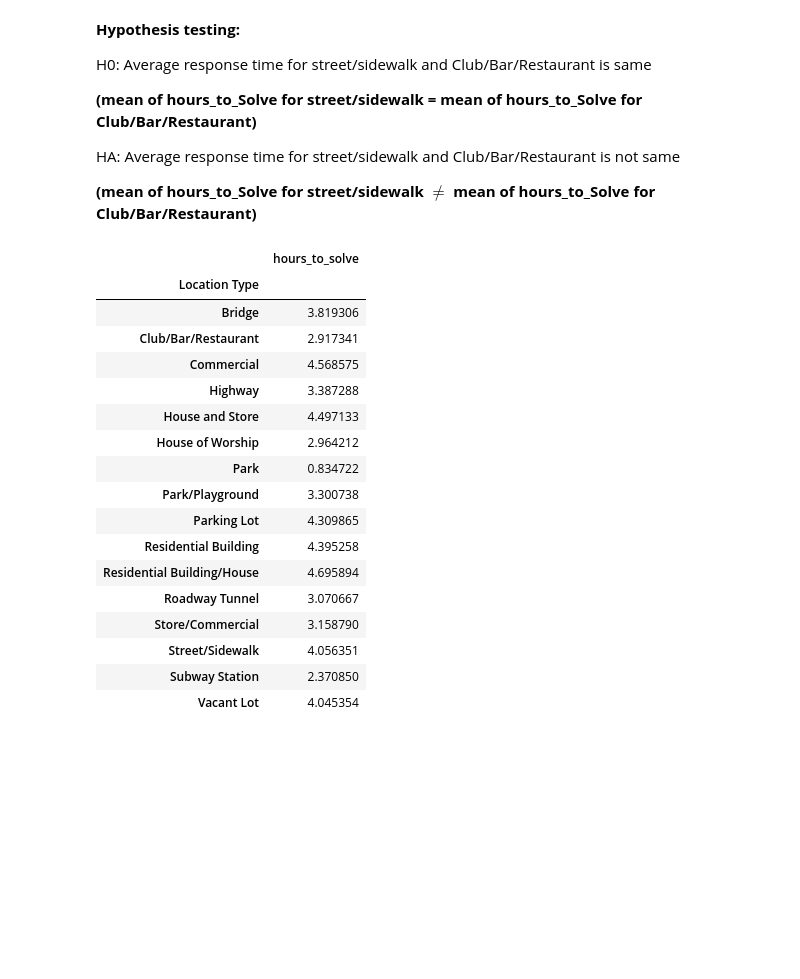
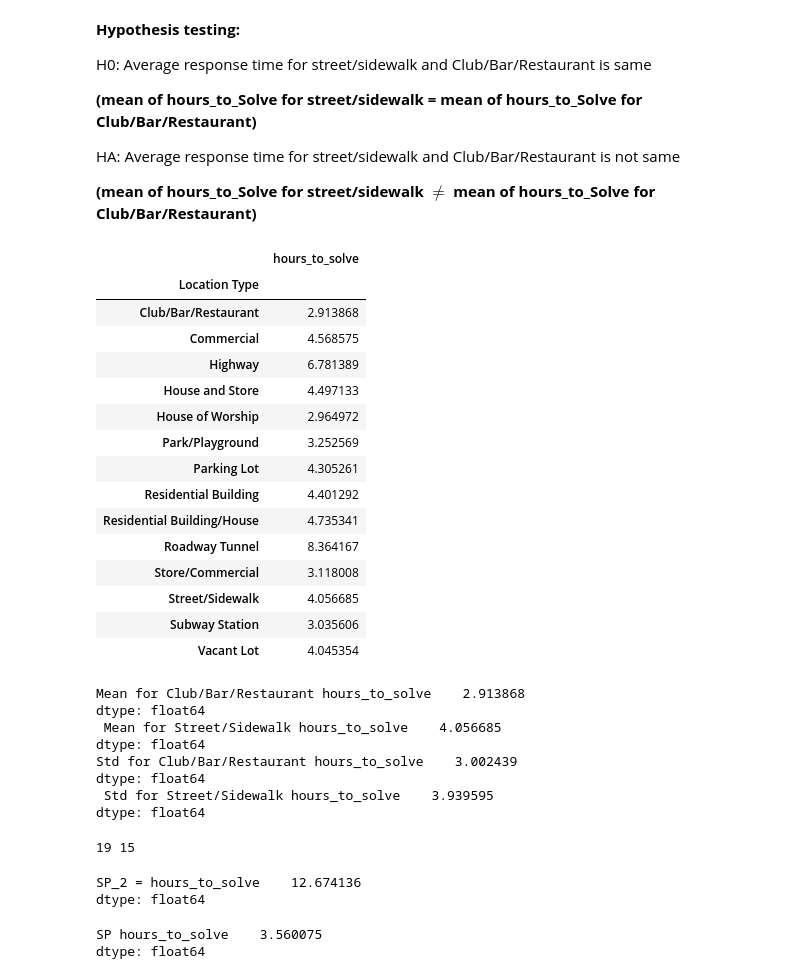
Before and after one commit to gurjitkbakshi/datasciencewithpython, a Jupyter notebook: Final Project - 311 NYC Customer Service practice.ipynb, the cells around one changed output. Saved outputs shown, nothing was run; the diff lists cells and outputs as text; code cells hidden in the pictures; blank space fills up the shorter version.

```diff
--- a/Final Project - 311 NYC Customer Service practice.ipynb
+++ b/Final Project - 311 NYC Customer Service practice.ipynb
@@ -74,4 +74,4 @@ df.drop(labels=['Intersection Street 1',
                      'Garage Lot Name',
                      'Ferry Direction',
                      'Ferry Terminal Name',
-                     ],axis=1)
+                     ],axis=1,inplace=True)
@@ -101,4 +87,4 @@ df['Cross Street 2'].fillna(value=df['Cross Street 2'].mode()[0],inplace=True)
  'Resolution Action updated Date','X Coordinate (State Plane)','Y Coordinate (State Plane)','School Region',
  'School Code','School Zip','Latitude','Longitude','Location']
 
-df1.dropna(axis=0,inplace=True)
+df.dropna(inplace=True)
@@ -109,9 +115,6 @@ df['Created Date'] = pd.to_datetime(df['Created Date'])
 d = df['Closed Date'] - df['Created Date']
 # %%
 df['seconds_to_solve'] = d.dt.seconds
-# %%
-df['Closed Date'] = pd.to_datetime(df['Closed Date'])
-df['Created Date'] = pd.to_datetime(df['Created Date'])
 # %%
 df['hours_to_solve'] = df['seconds_to_solve'] / 3600
 # %%
@@ -238,24 +246,22 @@ HA: Average response time for street/sidewalk and Club/Bar/Restaurant is not sam
 
 **(mean of hours_to_Solve for street/sidewalk $\not =$ mean of hours_to_Solve for Club/Bar/Restaurant)**
 # %%
-g1 = df1[['hours_to_solve','Location Type']].groupby(by='Location Type')
+g1 = df[['hours_to_solve','Location Type']].groupby(by='Location Type')
 g1.mean()
 # %% [output]
 |  | hours_to_solve |
 | Location Type |  |
-| Bridge | 3.819306 |
-| Club/Bar/Restaurant | 2.917341 |
+| Club/Bar/Restaurant | 2.913868 |
 | Commercial | 4.568575 |
-| Highway | 3.387288 |
+| Highway | 6.781389 |
 | House and Store | 4.497133 |
-| House of Worship | 2.964212 |
-| Park | 0.834722 |
-| Park/Playground | 3.300738 |
-| Parking Lot | 4.309865 |
-| Residential Building | 4.395258 |
-| Residential Building/House | 4.695894 |
-| Roadway Tunnel | 3.070667 |
-| Store/Commercial | 3.158790 |
-| Street/Sidewalk | 4.056351 |
-| Subway Station | 2.370850 |
+| House of Worship | 2.964972 |
+| Park/Playground | 3.252569 |
+| Parking Lot | 4.305261 |
+| Residential Building | 4.401292 |
+| Residential Building/House | 4.735341 |
+| Roadway Tunnel | 8.364167 |
+| Store/Commercial | 3.118008 |
+| Street/Sidewalk | 4.056685 |
+| Subway Station | 3.035606 |
 | Vacant Lot | 4.045354 |
@@ -261,0 +271,38 @@ g1.mean()
+# %%
+m1 = club_bar_restaurant.mean()
+s1 = club_bar_restaurant.std() # dof = n-1
+
+m2= street_sidewalk.mean()
+s2 = street_sidewalk.std()
+
+
+print('Mean for Club/Bar/Restaurant {} \n Mean for Street/Sidewalk {}'.format(m1,m2))
+print('Std for Club/Bar/Restaurant {} \n Std for Street/Sidewalk {}'.format(s1,s2))
+# %% [output]
+Mean for Club/Bar/Restaurant hours_to_solve    2.913868
+dtype: float64
+ Mean for Street/Sidewalk hours_to_solve    4.056685
+dtype: float64
+Std for Club/Bar/Restaurant hours_to_solve    3.002439
+dtype: float64
+ Std for Street/Sidewalk hours_to_solve    3.939595
+dtype: float64
+# %%
+n1 = len('Club/Bar/Restaurant')
+n2 = len('Street/Sidewalk')
+print(n1,n2)
+# %% [output]
+19 15
+# %%
+dof = n1+n2-2
+sp_2 = ((n2-1)*s1**2  + (n1-1)*s2**2) / dof
+print('SP_2 =',sp_2)
+# %% [output]
+SP_2 = hours_to_solve    12.674136
+dtype: float64
+# %%
+sp = np.sqrt(sp_2)
+print('SP',sp)
+# %% [output]
+SP hours_to_solve    3.560075
+dtype: float64
```
Also changed, not shown: parts of 27 cells of this notebook.
